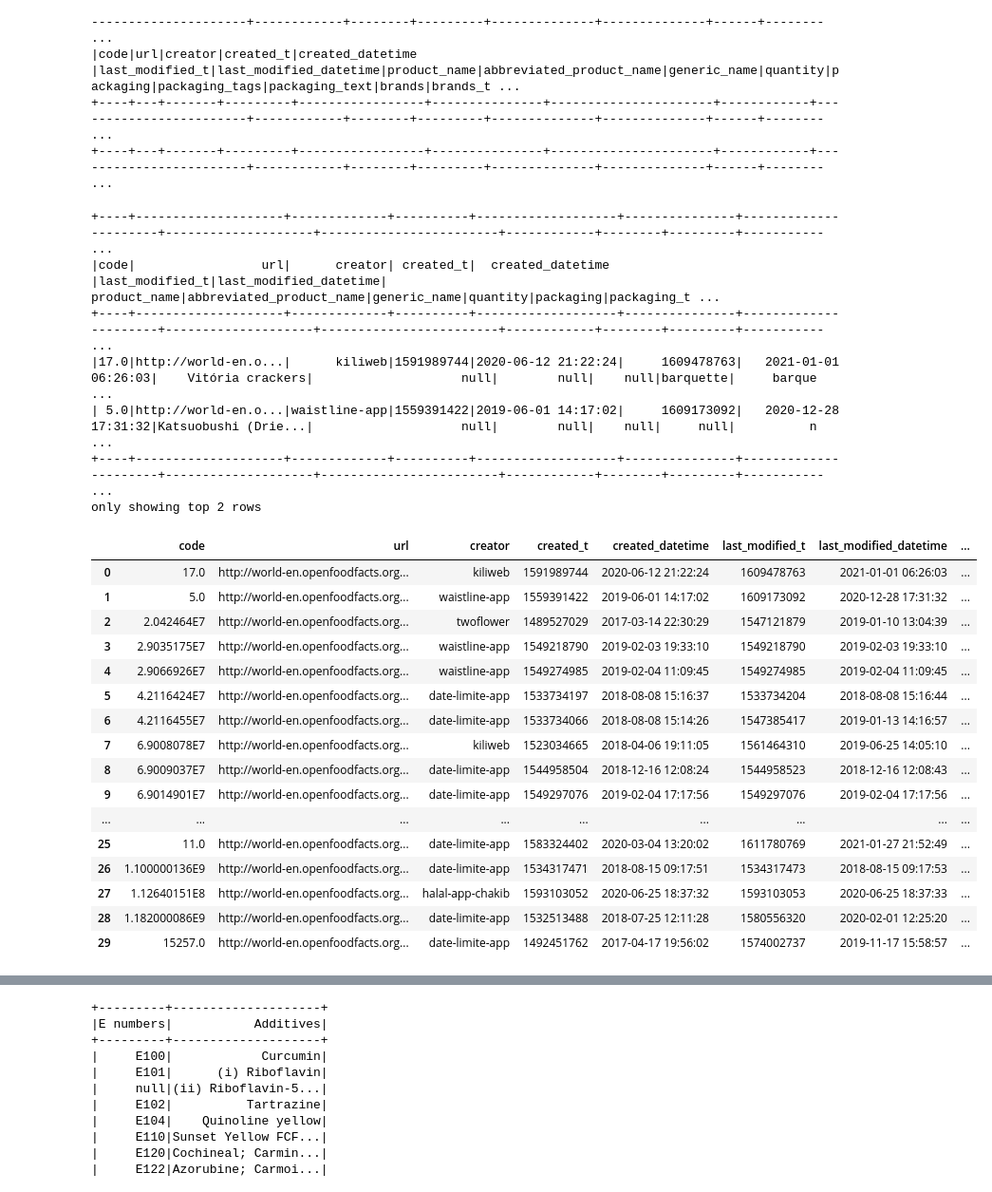
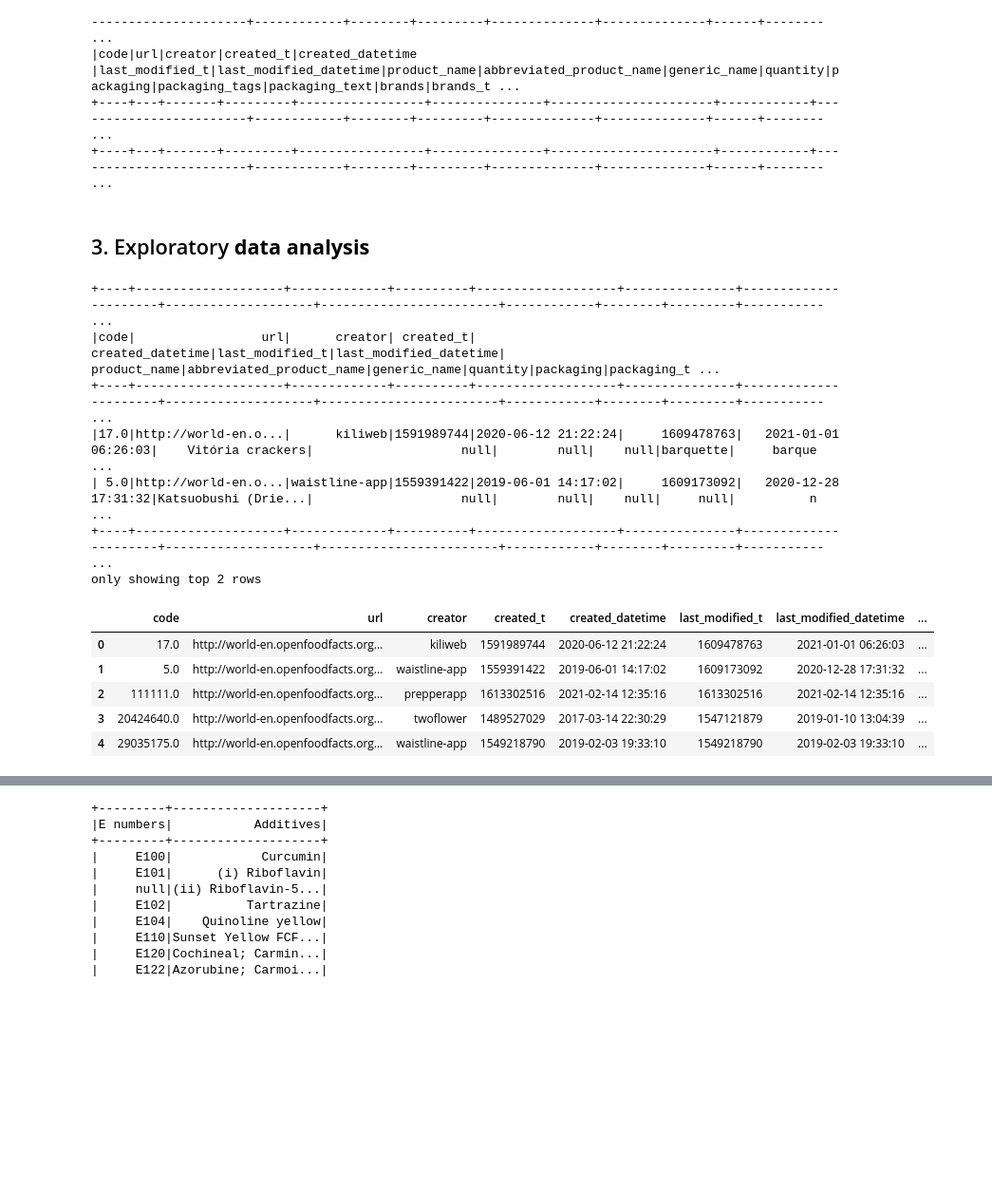
Before and after one commit to Pierre-mulliez1/Spark_food_analysis, a Jupyter notebook: group_assignment_C.ipynb, the cells around one changed output, grey strips where cells are left out. Shown: that part at 95% size. Drawn from its saved outputs; the diff is of its cells as text; code cells hidden in the pictures; blank space fills up the shorter version.

Commit message:
Food health analysis

```diff
--- a/group_assignment_C.ipynb
+++ b/group_assignment_C.ipynb
@@ -38,11 +66,18 @@ sqlContext = SQLContext(spark)
 # %%
 #Load dataset
+
 resto = spark.read \
                  .option("inferSchema", "true") \
                  .option("delimiter", "\t") \
                  .option("mode","PERMISSIVE") \
                  .option("header", "false") \
                  .csv("noTT.csv")
+concate = spark.read \
+                 .option("inferSchema", "true") \
+                 .option("delimiter", "\t") \
+                 .option("mode","PERMISSIVE") \
+                 .option("header", "true") \
+                 .csv("complete.csv")
 tt = spark.read \
                  .option("inferSchema", "true") \
                  .option("delimiter", ";") \
@@ -55,7 +90,7 @@ rest = resto.drop("C_185")
 #.drop("C_173").drop("C_174").drop("C_175")
 rest.show(1)
 tt.show(1)
-concate = tt.union(rest)
+concate_with_title = tt.union(rest)
 # %% [output]
 +----------+--------------------+-------------+----------+-------------------+----------+-------------------+--------------------+----+----------------+-----+---------+---------+----+----------------- ...
 |       _c0|                 _c1|          _c2|       _c3|                _c4|       _c5|                _c6|                 _c7| _c8|             _c9| _c10|     _c11|     _c12|_c13|              _c1 ...
@@ -77,11 +112,13 @@ only showing top 1 row
 |code|url|creator|created_t|created_datetime |last_modified_t|last_modified_datetime|product_name|abbreviated_product_name|generic_name|quantity|packaging|packaging_tags|packaging_text|brands|brands_t ...
 +----+---+-------+---------+-----------------+---------------+----------------------+------------+------------------------+------------+--------+---------+--------------+--------------+------+-------- ...
 +----+---+-------+---------+-----------------+---------------+----------------------+------------+------------------------+------------+--------+---------+--------------+--------------+------+-------- ...
+# %% [markdown]
+## 3. Exploratory **data analysis**
 # %%
 concate.show(2)
 # %% [output]
 +----+--------------------+-------------+----------+-------------------+---------------+----------------------+--------------------+------------------------+------------+--------+---------+----------- ...
-|code|                 url|      creator| created_t|  created_datetime |last_modified_t|last_modified_datetime|        product_name|abbreviated_product_name|generic_name|quantity|packaging|packaging_t ...
+|code|                 url|      creator| created_t|   created_datetime|last_modified_t|last_modified_datetime|        product_name|abbreviated_product_name|generic_name|quantity|packaging|packaging_t ...
 +----+--------------------+-------------+----------+-------------------+---------------+----------------------+--------------------+------------------------+------------+--------+---------+----------- ...
 |17.0|http://world-en.o...|      kiliweb|1591989744|2020-06-12 21:22:24|     1609478763|   2021-01-01 06:26:03|    Vitória crackers|                    null|        null|    null|barquette|     barque ...
 | 5.0|http://world-en.o...|waistline-app|1559391422|2019-06-01 14:17:02|     1609173092|   2020-12-28 17:31:32|Katsuobushi (Drie...|                    null|        null|    null|     null|          n ...
@@ -91,25 +128,14 @@ only showing top 2 rows
 pdcont = concate.toPandas()
 # %%
 pd.set_option('display.max_columns', None)
-pdcont.head(30)
+pdcont.head(5)
 # %% [output]
 |  | code | url | creator | created_t | created_datetime | last_modified_t | last_modified_datetime | ... |
 | 0 | 17.0 | http://world-en.openfoodfacts.org... | kiliweb | 1591989744 | 2020-06-12 21:22:24 | 1609478763 | 2021-01-01 06:26:03 | ... |
 | 1 | 5.0 | http://world-en.openfoodfacts.org... | waistline-app | 1559391422 | 2019-06-01 14:17:02 | 1609173092 | 2020-12-28 17:31:32 | ... |
-| 2 | 2.042464E7 | http://world-en.openfoodfacts.org... | twoflower | 1489527029 | 2017-03-14 22:30:29 | 1547121879 | 2019-01-10 13:04:39 | ... |
-| 3 | 2.9035175E7 | http://world-en.openfoodfacts.org... | waistline-app | 1549218790 | 2019-02-03 19:33:10 | 1549218790 | 2019-02-03 19:33:10 | ... |
-| 4 | 2.9066926E7 | http://world-en.openfoodfacts.org... | waistline-app | 1549274985 | 2019-02-04 11:09:45 | 1549274985 | 2019-02-04 11:09:45 | ... |
-| 5 | 4.2116424E7 | http://world-en.openfoodfacts.org... | date-limite-app | 1533734197 | 2018-08-08 15:16:37 | 1533734204 | 2018-08-08 15:16:44 | ... |
-| 6 | 4.2116455E7 | http://world-en.openfoodfacts.org... | date-limite-app | 1533734066 | 2018-08-08 15:14:26 | 1547385417 | 2019-01-13 14:16:57 | ... |
-| 7 | 6.9008078E7 | http://world-en.openfoodfacts.org... | kiliweb | 1523034665 | 2018-04-06 19:11:05 | 1561464310 | 2019-06-25 14:05:10 | ... |
-| 8 | 6.9009037E7 | http://world-en.openfoodfacts.org... | date-limite-app | 1544958504 | 2018-12-16 12:08:24 | 1544958523 | 2018-12-16 12:08:43 | ... |
-| 9 | 6.9014901E7 | http://world-en.openfoodfacts.org... | date-limite-app | 1549297076 | 2019-02-04 17:17:56 | 1549297076 | 2019-02-04 17:17:56 | ... |
-| ... | ... | ... | ... | ... | ... | ... | ... | ... |
-| 25 | 11.0 | http://world-en.openfoodfacts.org... | date-limite-app | 1583324402 | 2020-03-04 13:20:02 | 1611780769 | 2021-01-27 21:52:49 | ... |
-| 26 | 1.100000136E9 | http://world-en.openfoodfacts.org... | date-limite-app | 1534317471 | 2018-08-15 09:17:51 | 1534317473 | 2018-08-15 09:17:53 | ... |
-| 27 | 1.12640151E8 | http://world-en.openfoodfacts.org... | halal-app-chakib | 1593103052 | 2020-06-25 18:37:32 | 1593103053 | 2020-06-25 18:37:33 | ... |
-| 28 | 1.182000086E9 | http://world-en.openfoodfacts.org... | date-limite-app | 1532513488 | 2018-07-25 12:11:28 | 1580556320 | 2020-02-01 12:25:20 | ... |
-| 29 | 15257.0 | http://world-en.openfoodfacts.org... | date-limite-app | 1492451762 | 2017-04-17 19:56:02 | 1574002737 | 2019-11-17 15:58:57 | ... |
+| 2 | 111111.0 | http://world-en.openfoodfacts.org... | prepperapp | 1613302516 | 2021-02-14 12:35:16 | 1613302516 | 2021-02-14 12:35:16 | ... |
+| 3 | 20424640.0 | http://world-en.openfoodfacts.org... | twoflower | 1489527029 | 2017-03-14 22:30:29 | 1547121879 | 2019-01-10 13:04:39 | ... |
+| 4 | 29035175.0 | http://world-en.openfoodfacts.org... | waistline-app | 1549218790 | 2019-02-03 19:33:10 | 1549218790 | 2019-02-03 19:33:10 | ... |
 # %%
 pdcont.describe()
 # %% [output]
```
Also changed, not shown: parts of 49 cells of this notebook.
